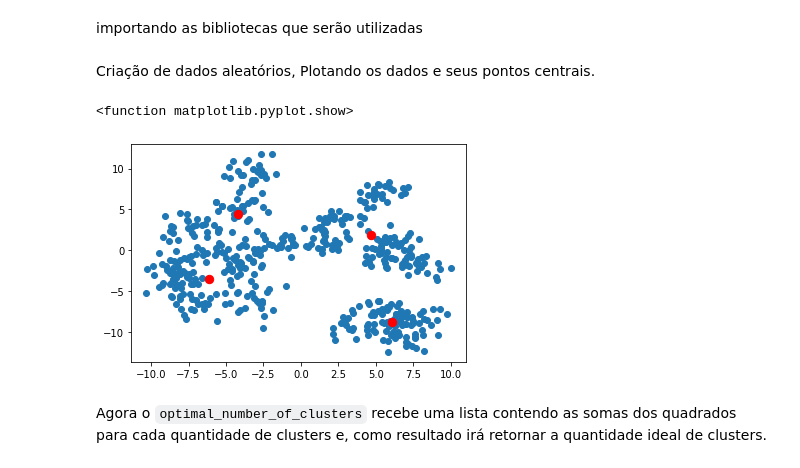
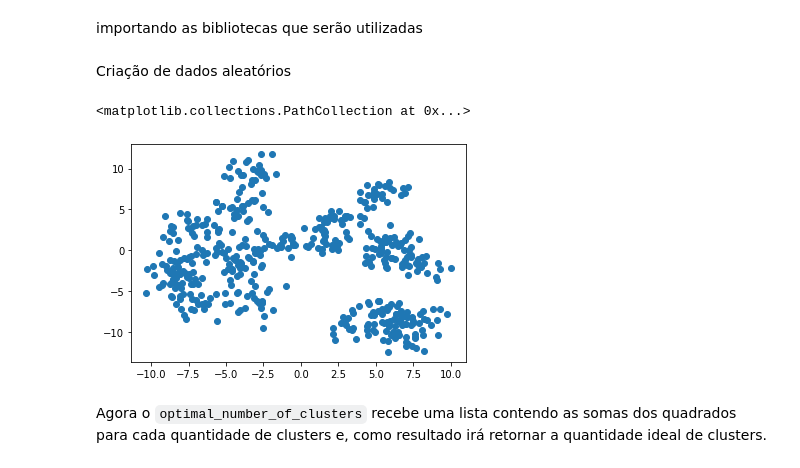
Before and after one commit to JuniorTorresMTJ/MachineLearning_Algorithms, a Jupyter notebook: K_Means.ipynb, the cells around one changed output. Cells and saved outputs as stored; diff of their text form; code cells hidden in the pictures.

````diff
--- a/K_Means.ipynb
+++ b/K_Means.ipynb
@@ -10,15 +10,13 @@ from matplotlib import pyplot as plt
 from sklearn.datasets import make_blobs
 from sklearn.cluster import KMeans
 # %% [markdown]
-Criação de dados aleatórios, Plotando os dados e seus pontos centrais.
+Criação de dados aleatórios
 # %%
 X, y = make_blobs(n_samples=500, centers=20, random_state=999)
 plt.scatter(X[:,0], X[:,1])
-plt.scatter(kmeans.cluster_centers_[:,0],kmeans.cluster_centers_[:,1],s=70, c='red')
-plt.show
 # %% [output]
-<function matplotlib.pyplot.show>
+<matplotlib.collections.PathCollection at 0x...>
-[figure, old version]
+[figure, new version]
 # %% [markdown]
 Agora o  ```optimal_number_of_clusters``` recebe uma lista contendo as somas dos quadrados para cada quantidade de clusters e, como resultado irá retornar a quantidade ideal de clusters.
 # %%
````
Also changed, not shown: parts of 6 cells of this notebook.
